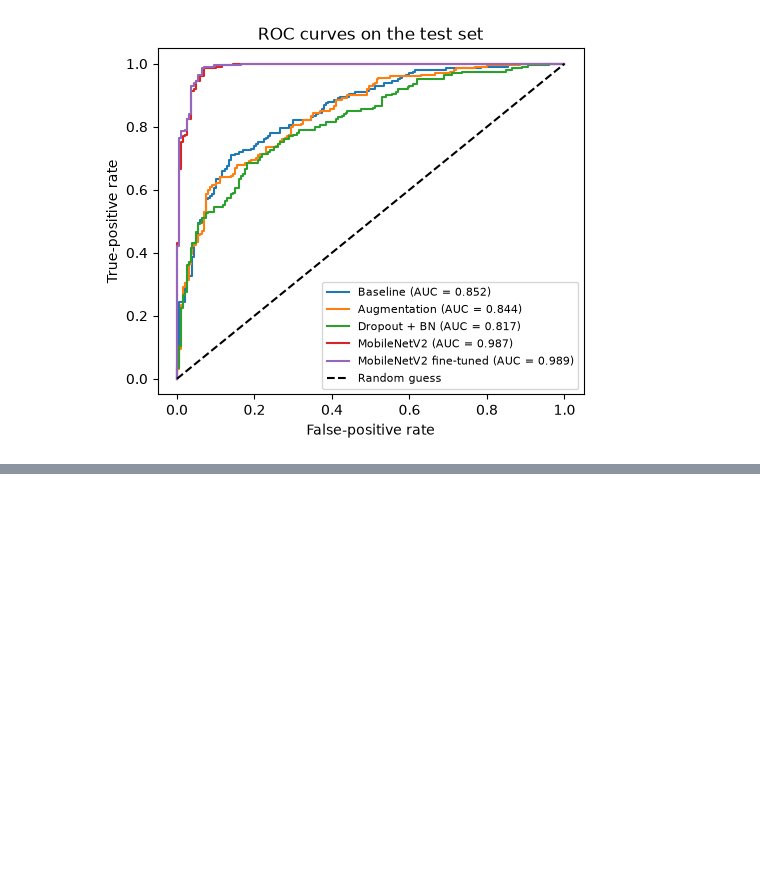
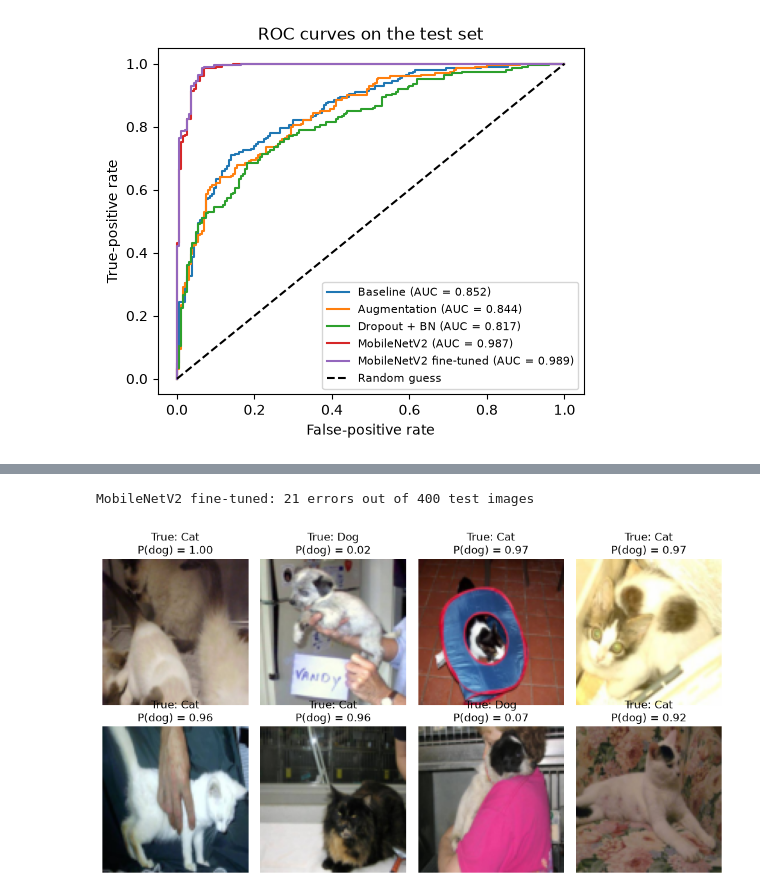
Before and after one commit to Vectra777/Projet-ia-it, a Jupyter notebook: cats_dogs_cnn.ipynb, the cells around one changed output, grey strips where cells are left out. Saved outputs shown, nothing was run; the diff lists cells and outputs as text; code cells hidden in the pictures; blank space fills up the shorter version.

```diff
--- a/cats_dogs_cnn.ipynb
+++ b/cats_dogs_cnn.ipynb
@@ -414,0 +418,14 @@ plt.legend(fontsize=8); plt.show()
+# %%
+p = probabilities[selected]
+wrong = np.flatnonzero((p >= .5) != y_test)
+wrong = wrong[np.argsort(-abs(p[wrong] - .5))]
+print(f'{selected}: {len(wrong)} errors out of {len(y_test)} test images')
+fig, axes = plt.subplots(2, 4, figsize=(10, 5.5))
+for ax in axes.flat:
+    ax.axis('off')
+for ax, i in zip(axes.flat, wrong[:8]):
+    ax.imshow(x_test[i].astype('uint8')); ax.set_title(f"True: {['Cat', 'Dog'][int(y_test[i])]}\nP(dog) = {p[i]:.2f}")
+plt.tight_layout(); plt.show()
+# %% [output]
+MobileNetV2 fine-tuned: 21 errors out of 400 test images
+[figure, added]
```
Also changed, not shown: parts of 3 cells of this notebook.
